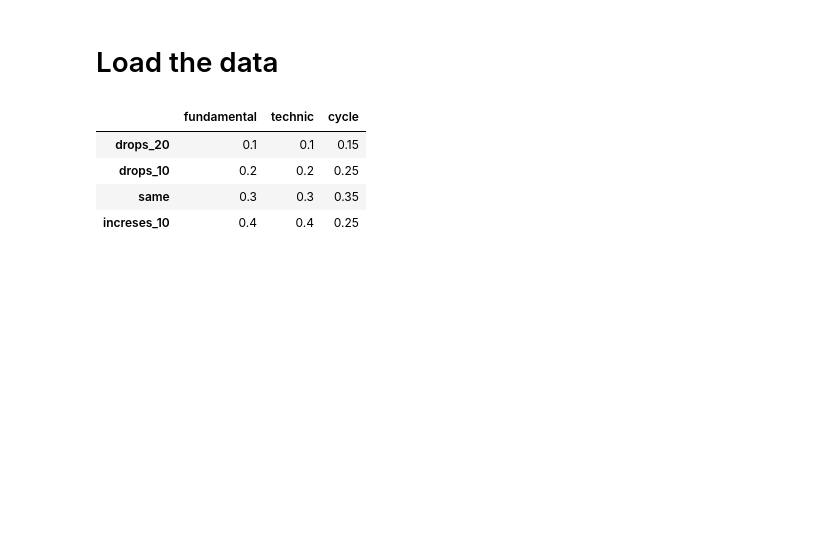
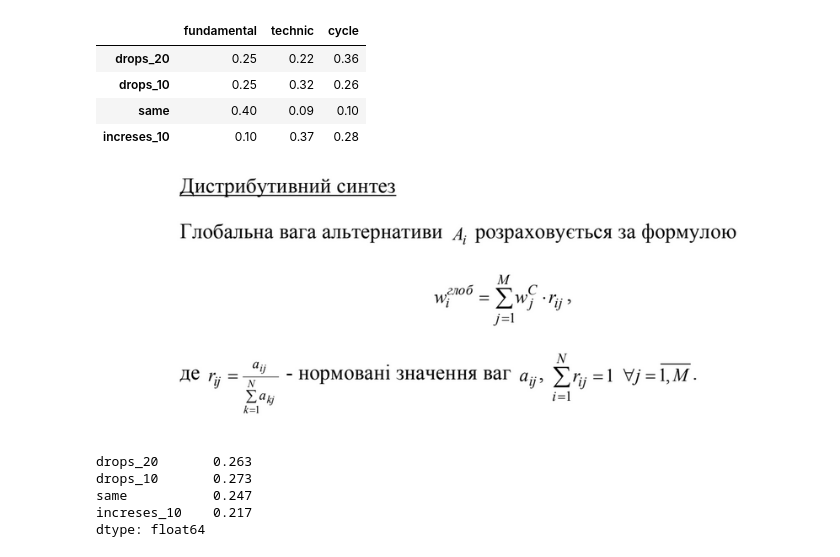
Before and after one commit to VYelisieievV/iasa-ierarh-systems, a Jupyter notebook: LAB3.ipynb, the cells around one changed output. Cells and saved outputs as stored; diff of their text form; code cells hidden in the pictures; blank space fills up the shorter version.

```diff
--- a/LAB3.ipynb
+++ b/LAB3.ipynb
@@ -11,17 +14,17 @@ from plotly.subplots import make_subplots
-# %% [markdown]
-<h1>Load the data</h1>
 # %%
 columns = ['fundamental', 'technic', 'cycle']
 rows = ['drops_20', 'drops_10', 'same', 'increses_10']
 values = np.array(
-    [[0.1, 0.1, 0.15], [0.2, 0.2, 0.25], [0.3, 0.3, 0.35], [0.4, 0.4, 0.25]]
+    [[0.25, 0.22, 0.36], [0.25, 0.32, 0.26], [0.4, 0.09, 0.1], [0.1, 0.37, 0.28]]
 )
-criterion_weights = pd.Series(data=np.array([1/3,1/3,1/3]), index=columns)
+criterion_weights = pd.Series(data=np.array([0.5,0.3,0.2]), index=columns)
 data = pd.DataFrame(data=values, index=rows, columns=columns)
 data
 # %% [output]
 |  | fundamental | technic | cycle |
-| drops_20 | 0.1 | 0.1 | 0.15 |
-| drops_10 | 0.2 | 0.2 | 0.25 |
-| same | 0.3 | 0.3 | 0.35 |
-| increses_10 | 0.4 | 0.4 | 0.25 |
+| drops_20 | 0.25 | 0.22 | 0.36 |
+| drops_10 | 0.25 | 0.32 | 0.26 |
+| same | 0.40 | 0.09 | 0.10 |
+| increses_10 | 0.10 | 0.37 | 0.28 |
+# %% [markdown]
+![%D0%B7%D0%BE%D0%B1%D1%80%D0%B0%D0%B6%D0%B5%D0%BD%D0%BD%D1%8F-2.png](attachment:%D0%B7%D0%BE%D0%B1%D1%80%D0%B0%D0%B6%D0%B5%D0%BD%D0%BD%D1%8F-2.png)
@@ -27,0 +37,9 @@ data
+# %%
+global_weights = weights_distributive(data, criterion_weights)
+global_weights
+# %% [output]
+drops_20       0.263
+drops_10       0.273
+same           0.247
+increses_10    0.217
+dtype: float64
```
Also changed, not shown: parts of 15 cells of this notebook, 6 other files.
